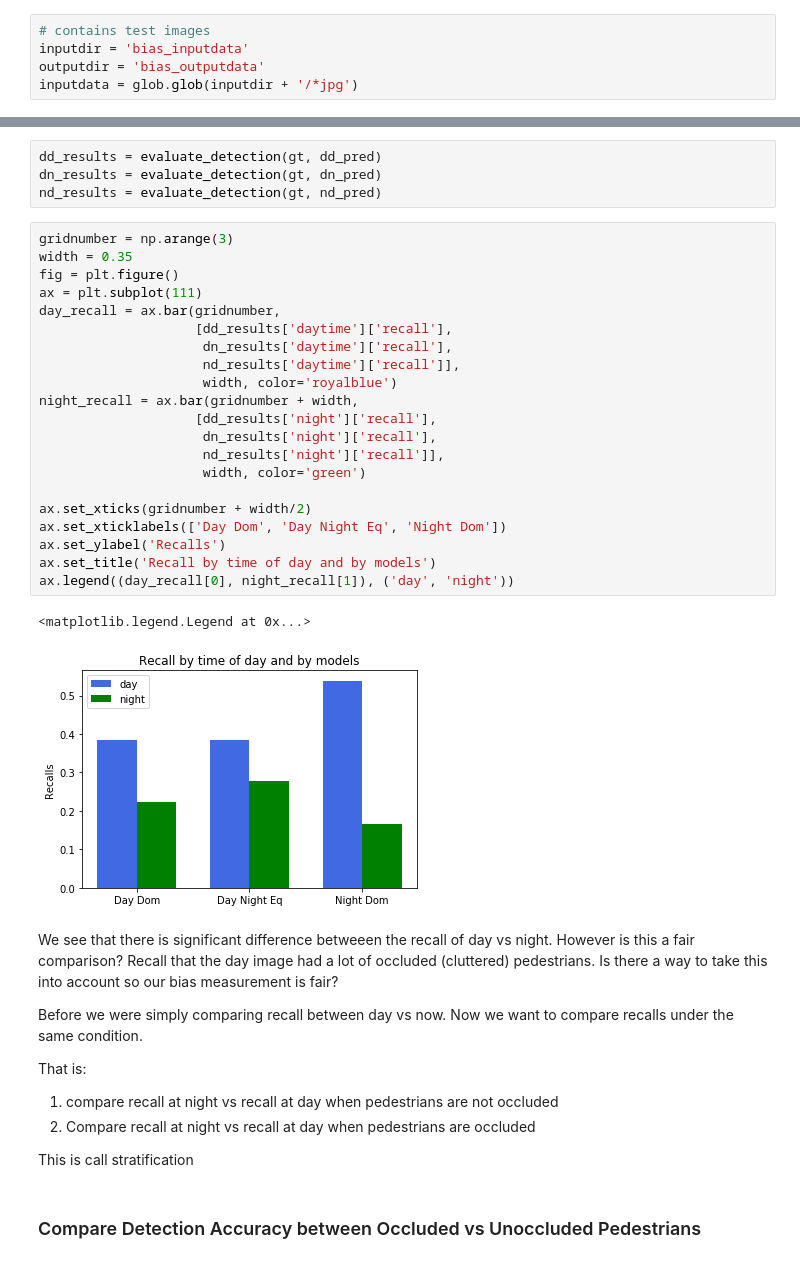
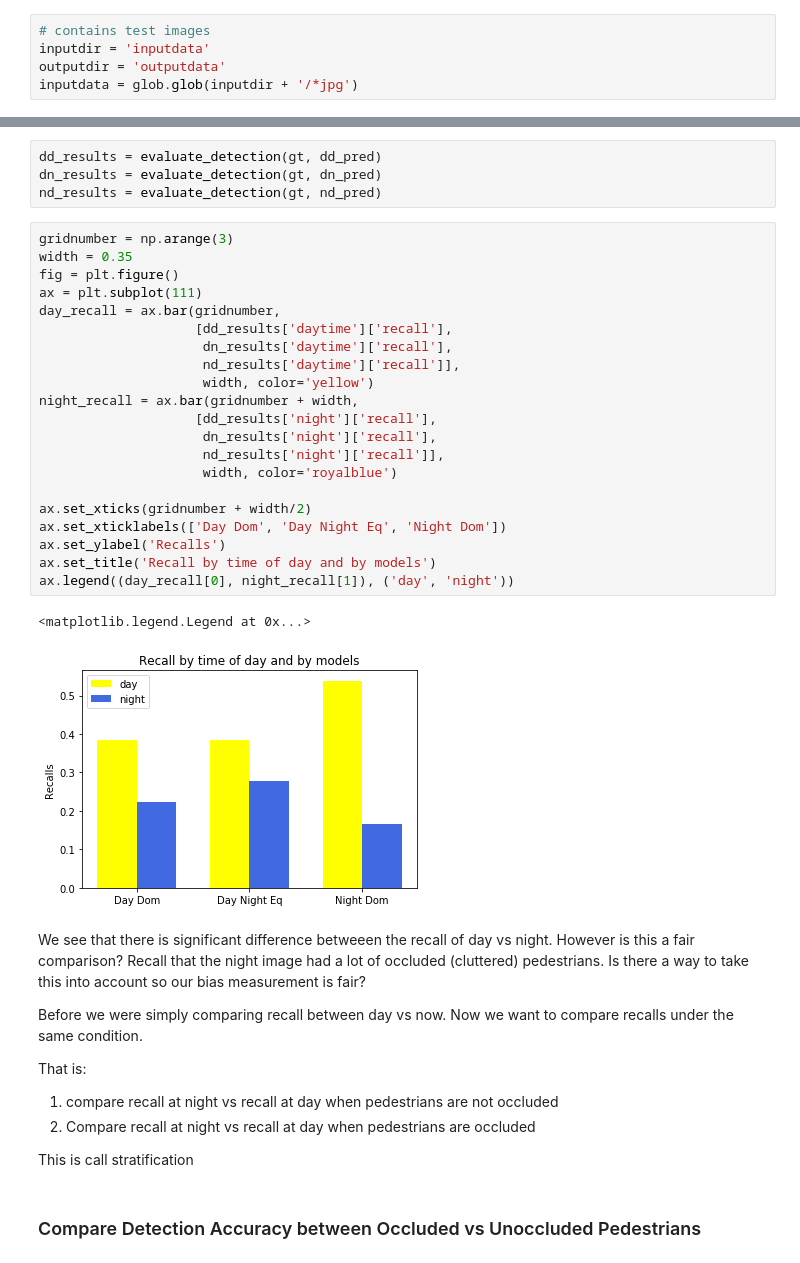
Before and after one commit to iman-saleh/ethical-ai, a Jupyter notebook: Bias_Detection.ipynb, the cells around one changed output, grey strips where cells are left out. Drawn from its saved outputs; the diff is of its cells as text.

Commit message:
Fix comments and plots

```diff
--- a/Bias_Detection.ipynb
+++ b/Bias_Detection.ipynb
@@ -73,8 +73,8 @@ Trained three different models using three different datasets
 ## Define Local Variables ##
 # %%
 # contains test images
-inputdir = 'bias_inputdata'
-outputdir = 'bias_outputdata'
+inputdir = 'inputdata'
+outputdir = 'outputdata'
 inputdata = glob.glob(inputdir + '/*jpg')
 # %%
 # models trained on 3 different training sets using the same type of model
@@ -318,30 +317,30 @@ nd_results = evaluate_detection(gt, nd_pred)
 # %%
 gridnumber = np.arange(3)
 width = 0.35
 fig = plt.figure()
 ax = plt.subplot(111)
 day_recall = ax.bar(gridnumber,
                     [dd_results['daytime']['recall'],
                      dn_results['daytime']['recall'],
                      nd_results['daytime']['recall']],
-                     width, color='royalblue')
+                     width, color='yellow')
 night_recall = ax.bar(gridnumber + width,
                     [dd_results['night']['recall'],
                      dn_results['night']['recall'],
                      nd_results['night']['recall']],
-                     width, color='green')
+                     width, color='royalblue')
 
 ax.set_xticks(gridnumber + width/2)
 ax.set_xticklabels(['Day Dom', 'Day Night Eq', 'Night Dom'])
 ax.set_ylabel('Recalls')
 ax.set_title('Recall by time of day and by models')
 ax.legend((day_recall[0], night_recall[1]), ('day', 'night'))
 # %% [output]
 <matplotlib.legend.Legend at 0x...>
-[figure, old version]
+[figure, new version]
 # %% [markdown]
 We see that there is significant difference betweeen the recall of day vs night.
-However is this a fair comparison? Recall that the day image had a lot of occluded (cluttered) pedestrians. Is there a way to take this into account so our bias measurement is fair?
+However is this a fair comparison? Recall that the night image had a lot of occluded (cluttered) pedestrians. Is there a way to take this into account so our bias measurement is fair?
 
 Before we were simply comparing recall between day vs now. Now we want to compare recalls under the same condition.
 
```
Also changed, not shown: parts of 5 cells of this notebook.
